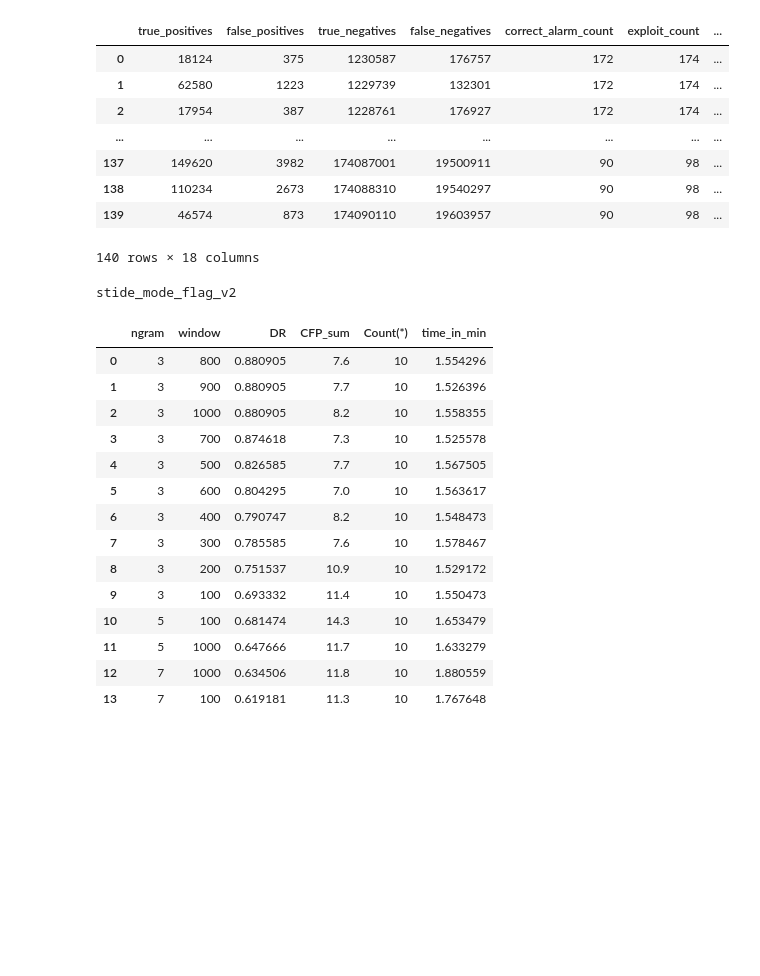
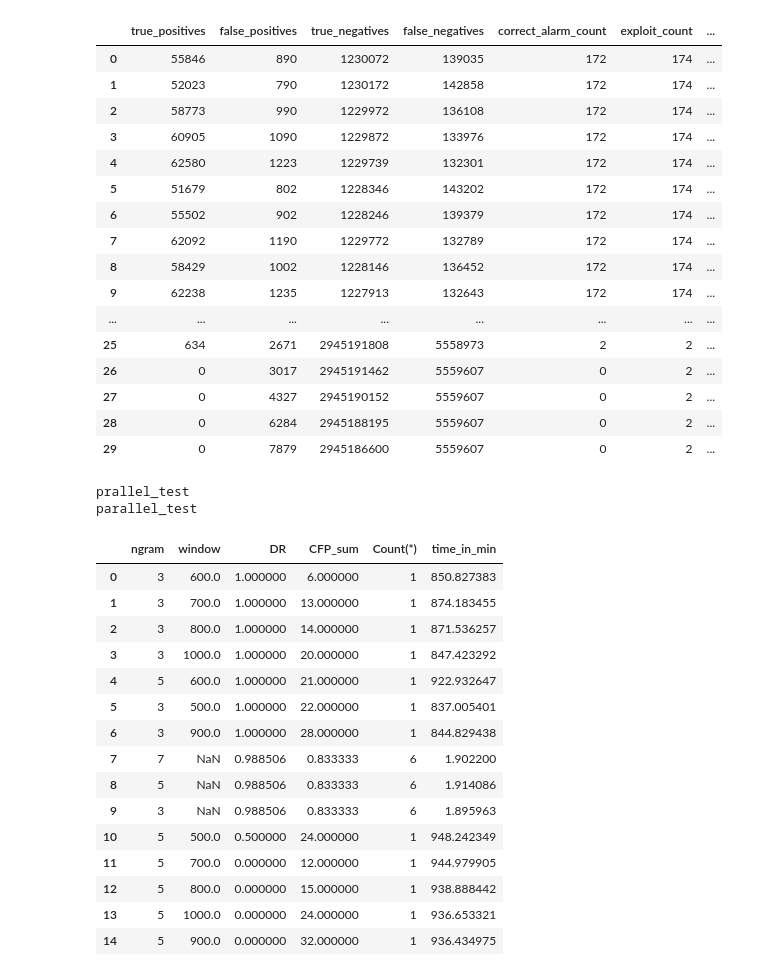
Before and after one commit to LID-DS/LID-DS, a Jupyter notebook: algorithms/evaluation/STIDE_Mode_Flag_eval.ipynb, the cells around one changed output. Saved outputs shown, nothing was run; the diff lists cells and outputs as text; code cells hidden in the pictures; blank space fills up the shorter version.

```diff
--- a/algorithms/evaluation/STIDE_Mode_Flag_eval.ipynb
+++ b/algorithms/evaluation/STIDE_Mode_Flag_eval.ipynb
@@ -25,20 +25,28 @@ IPython.OutputArea.prototype._should_scroll = function(lines) {
 # %% [output]
 [interactive output not drawn]
 # %%
-name = 'stide_mode_flag_v2'
+name = 'parallel_test'
 path = f'../persistent_data/{name}.json'
 result_list = convert_to_df(path)
 result_list
 # %% [output]
 |  | true_positives | false_positives | true_negatives | false_negatives | correct_alarm_count | exploit_count | ... |
-| 0 | 18124 | 375 | 1230587 | 176757 | 172 | 174 | ... |
-| 1 | 62580 | 1223 | 1229739 | 132301 | 172 | 174 | ... |
-| 2 | 17954 | 387 | 1228761 | 176927 | 172 | 174 | ... |
+| 0 | 55846 | 890 | 1230072 | 139035 | 172 | 174 | ... |
+| 1 | 52023 | 790 | 1230172 | 142858 | 172 | 174 | ... |
+| 2 | 58773 | 990 | 1229972 | 136108 | 172 | 174 | ... |
+| 3 | 60905 | 1090 | 1229872 | 133976 | 172 | 174 | ... |
+| 4 | 62580 | 1223 | 1229739 | 132301 | 172 | 174 | ... |
+| 5 | 51679 | 802 | 1228346 | 143202 | 172 | 174 | ... |
+| 6 | 55502 | 902 | 1228246 | 139379 | 172 | 174 | ... |
+| 7 | 62092 | 1190 | 1229772 | 132789 | 172 | 174 | ... |
+| 8 | 58429 | 1002 | 1228146 | 136452 | 172 | 174 | ... |
+| 9 | 62238 | 1235 | 1227913 | 132643 | 172 | 174 | ... |
 | ... | ... | ... | ... | ... | ... | ... | ... |
-| 137 | 149620 | 3982 | 174087001 | 19500911 | 90 | 98 | ... |
-| 138 | 110234 | 2673 | 174088310 | 19540297 | 90 | 98 | ... |
-| 139 | 46574 | 873 | 174090110 | 19603957 | 90 | 98 | ... |
+| 25 | 634 | 2671 | 2945191808 | 5558973 | 2 | 2 | ... |
+| 26 | 0 | 3017 | 2945191462 | 5559607 | 0 | 2 | ... |
+| 27 | 0 | 4327 | 2945190152 | 5559607 | 0 | 2 | ... |
+| 28 | 0 | 6284 | 2945188195 | 5559607 | 0 | 2 | ... |
+| 29 | 0 | 7879 | 2945186600 | 5559607 | 0 | 2 | ... |
-140 rows × 18 columns
 # %%
 conn = sql.connect('stide_mode_flag_v2.db')
 try:
@@ -51,7 +59,8 @@ for name in res.fetchall():
     print(name[0])
 name = name[0]
 # %% [output]
-stide_mode_flag_v2
+prallel_test
+parallel_test
 # %%
 result = pd.read_sql(f'SELECT ngram, \
                               window, \
@@ -67,17 +76,18 @@ pd.set_option('display.max_rows', result.shape[0]+1)
 result
 # %% [output]
 |  | ngram | window | DR | CFP_sum | Count(*) | time_in_min |
-| 0 | 3 | 800 | 0.880905 | 7.6 | 10 | 1.554296 |
-| 1 | 3 | 900 | 0.880905 | 7.7 | 10 | 1.526396 |
-| 2 | 3 | 1000 | 0.880905 | 8.2 | 10 | 1.558355 |
-| 3 | 3 | 700 | 0.874618 | 7.3 | 10 | 1.525578 |
-| 4 | 3 | 500 | 0.826585 | 7.7 | 10 | 1.567505 |
-| 5 | 3 | 600 | 0.804295 | 7.0 | 10 | 1.563617 |
-| 6 | 3 | 400 | 0.790747 | 8.2 | 10 | 1.548473 |
-| 7 | 3 | 300 | 0.785585 | 7.6 | 10 | 1.578467 |
-| 8 | 3 | 200 | 0.751537 | 10.9 | 10 | 1.529172 |
-| 9 | 3 | 100 | 0.693332 | 11.4 | 10 | 1.550473 |
-| 10 | 5 | 100 | 0.681474 | 14.3 | 10 | 1.653479 |
-| 11 | 5 | 1000 | 0.647666 | 11.7 | 10 | 1.633279 |
-| 12 | 7 | 1000 | 0.634506 | 11.8 | 10 | 1.880559 |
-| 13 | 7 | 100 | 0.619181 | 11.3 | 10 | 1.767648 |
+| 0 | 3 | 600.0 | 1.000000 | 6.000000 | 1 | 850.827383 |
+| 1 | 3 | 700.0 | 1.000000 | 13.000000 | 1 | 874.183455 |
+| 2 | 3 | 800.0 | 1.000000 | 14.000000 | 1 | 871.536257 |
+| 3 | 3 | 1000.0 | 1.000000 | 20.000000 | 1 | 847.423292 |
+| 4 | 5 | 600.0 | 1.000000 | 21.000000 | 1 | 922.932647 |
+| 5 | 3 | 500.0 | 1.000000 | 22.000000 | 1 | 837.005401 |
+| 6 | 3 | 900.0 | 1.000000 | 28.000000 | 1 | 844.829438 |
+| 7 | 7 | NaN | 0.988506 | 0.833333 | 6 | 1.902200 |
+| 8 | 5 | NaN | 0.988506 | 0.833333 | 6 | 1.914086 |
+| 9 | 3 | NaN | 0.988506 | 0.833333 | 6 | 1.895963 |
+| 10 | 5 | 500.0 | 0.500000 | 24.000000 | 1 | 948.242349 |
+| 11 | 5 | 700.0 | 0.000000 | 12.000000 | 1 | 944.979905 |
+| 12 | 5 | 800.0 | 0.000000 | 15.000000 | 1 | 938.888442 |
+| 13 | 5 | 1000.0 | 0.000000 | 24.000000 | 1 | 936.653321 |
+| 14 | 5 | 900.0 | 0.000000 | 32.000000 | 1 | 936.434975 |
```
Also changed, not shown: 1 other file.
